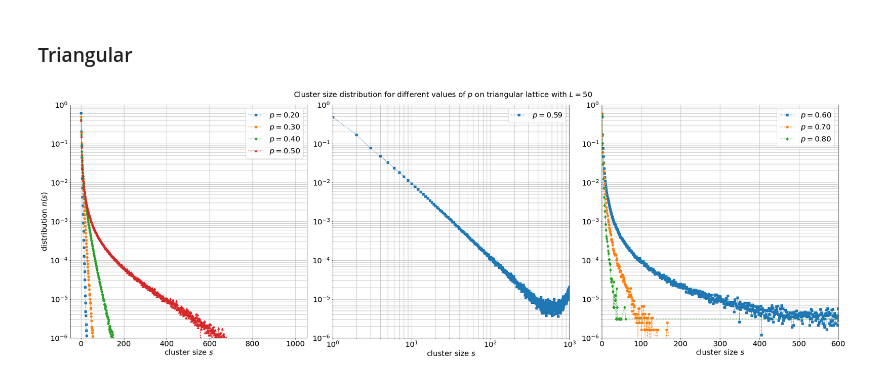
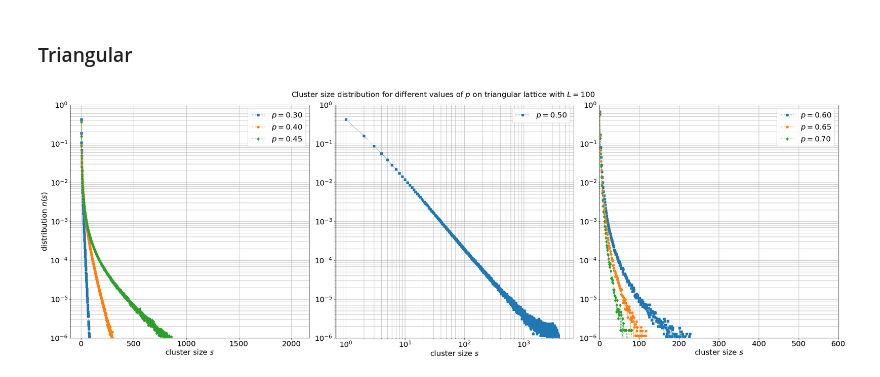
Before and after one commit to JakubPawlowskii/complex_systems, a Jupyter notebook: list1/percolation.ipynb, the cells around one changed output. Saved outputs shown, nothing was run; the diff lists cells and outputs as text; code cells hidden in the pictures.

```diff
--- a/list1/percolation.ipynb
+++ b/list1/percolation.ipynb
@@ -65,6 +65,7 @@ res_path = 'percolation_res/max_cluster/'
 filename_square = lambda lattice, L, mcs : res_path + 'max_cluster_size_' + lattice + '_L' + str(L) + '_mcs' + str(mcs) + '.dat'
 filename_triangle3 = lambda lattice, L, mcs : res_path + '3_max_cluster_size_' + lattice + '_L' + str(L) + '_mcs' + str(mcs) + '.dat'
 filename_triangle2 = lambda lattice, L, mcs : res_path + '2_max_cluster_size_' + lattice + '_L' + str(L) + '_mcs' + str(mcs) + '.dat'
+filename_triangle_naive = lambda lattice, L, mcs : res_path + 'naive_max_cluster_size_' + lattice + '_L' + str(L) + '_mcs' + str(mcs) + '.dat'
 # %% [markdown]
 ### Square
 # %%
@@ -109,15 +110,13 @@ for L in LL:
         mcs = 100000
     data = []
     if L == "10":
-        data = np.loadtxt(filename_triangle3('triangle', L, mcs))
+        data = np.loadtxt(filename_triangle_naive('triangle', L, mcs))
     else:
-        data = np.loadtxt(filename_triangle3('triangle', L, mcs))
+        data = np.loadtxt(filename_triangle_naive('triangle', L, mcs))
     p = data[:,0]
     max_cluster = data[:,1]/int(L)**2
     plt.plot(p, max_cluster, label='$L = $' + L, linestyle=':', marker=markers.pop(0))
 plt.vlines(0.5, ymin=0,ymax=1, color='k', linestyle='--')
-plt.vlines(0.59274621, ymin=0,ymax=1, color='r', linestyle='--')
-plt.vlines(0.55, ymin=0,ymax=1, color='b', linestyle='--')
 plt.legend(fontsize=20)
 plt.xlabel('$p$', fontsize=20)
 plt.ylabel(r"$\langle s_{max} \rangle/L^2$", fontsize=20)
@@ -131,6 +130,7 @@ Text(0.5, 1.0, 'Max cluster size on triangular lattice for different lattice siz
 res_path = 'percolation_res/cluster_dist/'
 filename_square = lambda lattice, L, mcs, p : res_path + 'cluster_sizes_distribution_' + lattice + '_L' + str(L) + '_mcs' + str(mcs) +'_p' + r'{0:.6f}'.format(p)+ '.dat'
 filename_triangle = lambda lattice, L, mcs, p : res_path + '3_cluster_sizes_distribution_' + lattice + '_L' + str(L) + '_mcs' + str(mcs) +'_p' + r'{0:.6f}'.format(p)+ '.dat'
+filename_triangle_naive = lambda lattice, L, mcs, p : res_path + 'naive_cluster_sizes_distribution_' + lattice + '_L' + str(L) + '_mcs' + str(mcs) +'_p' + r'{0:.6f}'.format(p)+ '.dat'
 # %% [markdown]
 ### Square
 # %%
@@ -199,46 +199,46 @@ ax1 = fig.add_subplot(gs[0])
 ax2 = fig.add_subplot(gs[1])
 ax3 = fig.add_subplot(gs[2])
 
-p1 = [0.2,0.3,0.4,0.5]
-p2 = [0.59]
-p3 = [0.6,0.7,0.8]
-L = "50"
+p1 = [0.3,0.4,0.45]
+p2 = [0.5]
+p3 = [0.6,0.65,0.698]
+L = "100"
 
 ax1.set_ylabel(r"distribution $n(s)$", fontsize=20)
 markers = ["s","o","d","^"]
 for p in p1:
-    data = np.loadtxt(filename_triangle('triangle',L, "100000", p), delimiter=' ')
+    data = np.loadtxt(filename_triangle_naive('triangle',L, "100000", p), delimiter=' ')
     s = data[:,0]
     n = data[:,1]
     ax1.semilogy(s, n/np.sum(n), label='$p = $' + r'{0:.2f}'.format(p), linestyle=':', marker=markers.pop(0))
 
 
 markers = ["s","o","d","^"]
 for p in p2:
-    data = np.loadtxt(filename_triangle('triangle',L, "100000", p), delimiter=' ')
+    data = np.loadtxt(filename_triangle_naive('triangle',L, "100000", p), delimiter=' ')
     s = data[:,0]
     n = data[:,1]
     ax2.loglog(s, n/np.sum(n), label='$p = $' + r'{0:.2f}'.format(p),linestyle=':', marker=markers.pop(0))
-ax2.set_xlim([1,1000])
+# ax2.set_xlim([1,1000])
 
 markers = ["s","o","d","^"]
 for p in p3:
-    data = np.loadtxt(filename_triangle('triangle',L, "100000", p), delimiter=' ')
+    data = np.loadtxt(filename_triangle_naive('triangle',L, "100000", p), delimiter=' ')
     s = data[:,0]
     n = data[:,1]
     ax3.semilogy(s, n/np.sum(n), label='$p = $' + r'{0:.2f}'.format(p),linestyle=':', marker=markers.pop(0))
 ax3.set_xlim([0,600])
 
 for ax in [ax1,ax2,ax3]:
     ax.set_xlabel(r"cluster size $s$", fontsize=20)
     ax.tick_params(axis='both', which='major', labelsize=20)
     ax.grid(visible=True, which='both')
     ax.legend(fontsize=20)
     ax.set_ylim([1e-6,1])
 
 
 # set joint title
 fig.suptitle("Cluster size distribution for different values of $p$ on triangular lattice with $L = "+L+"$", fontsize=20)
 plt.show()
 # %% [output]
-[figure, old version]
+[figure, new version]
```
Also changed, not shown: parts of 3 cells of this notebook, 5 other files.
